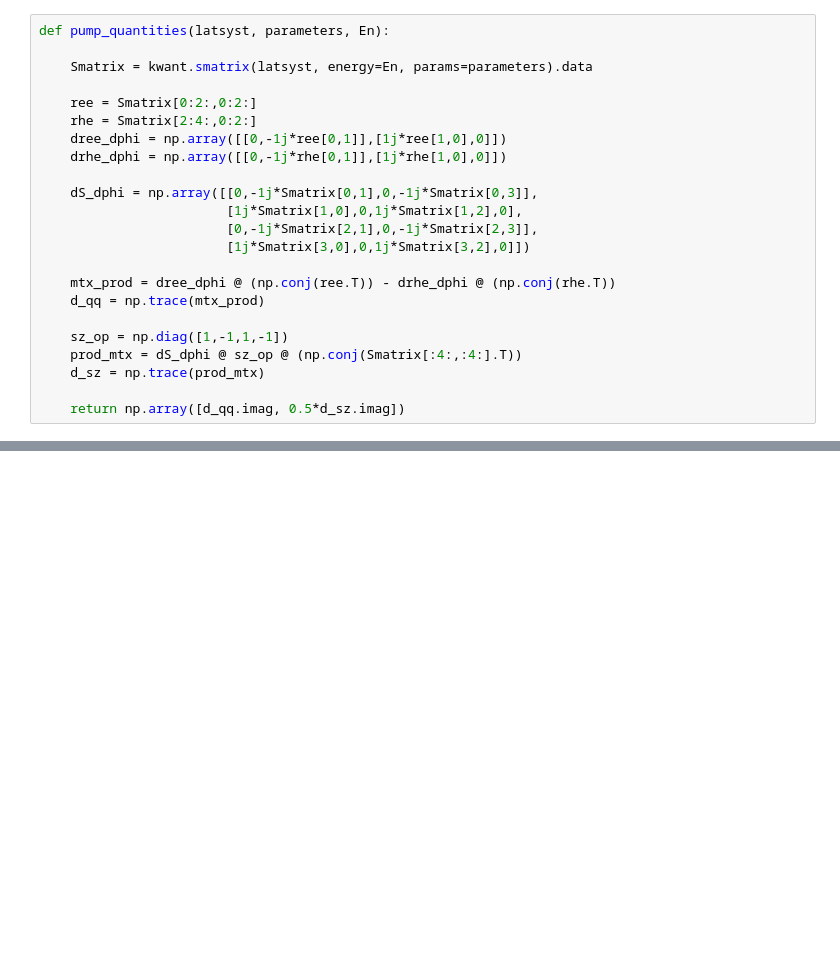
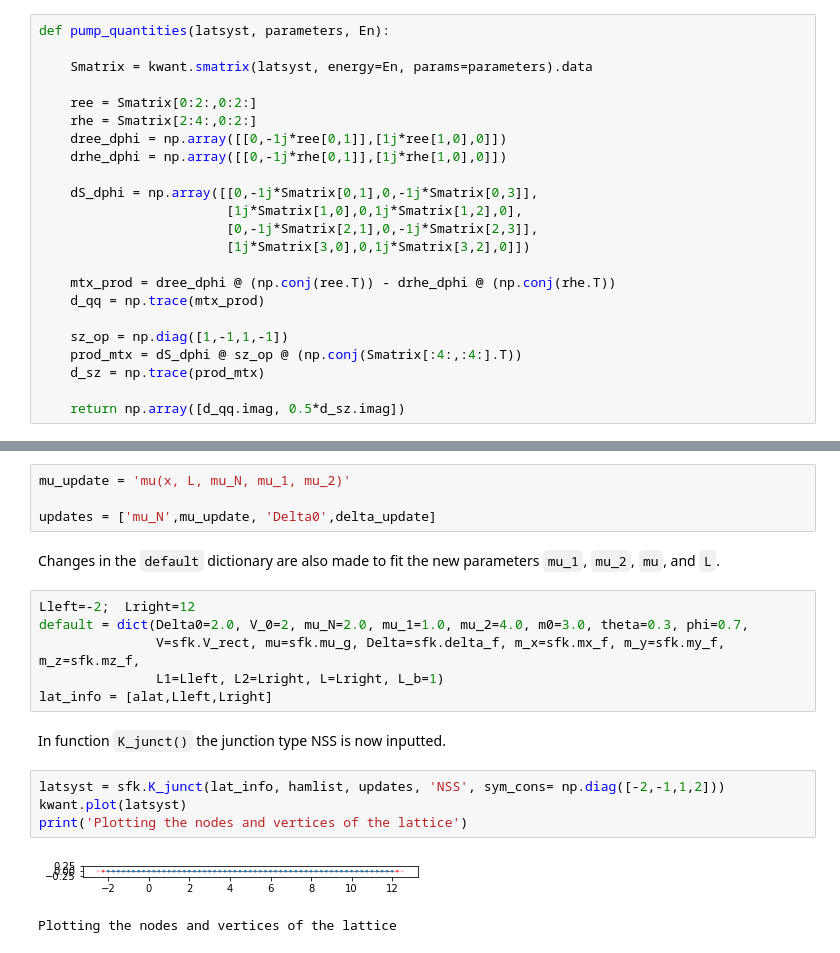
Before and after one commit to LeoFer-Bec/Topo_Supercond_notes, a Jupyter notebook: 4_SOC_NW_pumping.ipynb, the cells around one changed output, grey strips where cells are left out. Drawn from its saved outputs; the diff is of its cells as text; blank space fills up the shorter version.

```diff
--- a/4_SOC_NW_pumping.ipynb
+++ b/4_SOC_NW_pumping.ipynb
@@ -644,0 +692,21 @@ charge_pump(chem=1.5,m_zero=4,polar=0.4, barrier=4.0)
+# %%
+mu_update = 'mu(x, L, mu_N, mu_1, mu_2)'
+
+updates = ['mu_N',mu_update, 'Delta0',delta_update]
+# %% [markdown]
+Changes in the `default` dictionary are also made to fit the new parameters `mu_1`, `mu_2`, `mu`, and `L`.
+# %%
+Lleft=-2;  Lright=12
+default = dict(Delta0=2.0, V_0=2, mu_N=2.0, mu_1=1.0, mu_2=4.0, m0=3.0, theta=0.3, phi=0.7,
+               V=sfk.V_rect, mu=sfk.mu_g, Delta=sfk.delta_f, m_x=sfk.mx_f, m_y=sfk.my_f, m_z=sfk.mz_f,
+               L1=Lleft, L2=Lright, L=Lright, L_b=1)
+lat_info = [alat,Lleft,Lright]
+# %% [markdown]
+In function `K_junct()` the junction type NSS is now inputted.
+# %%
+latsyst = sfk.K_junct(lat_info, hamlist, updates, 'NSS', sym_cons= np.diag([-2,-1,1,2]))
+kwant.plot(latsyst)
+print('Plotting the nodes and vertices of the lattice')
+# %% [output]
+[figure, added]
+Plotting the nodes and vertices of the lattice
```
Also changed, not shown: parts of 18 cells of this notebook, 1 other file.
